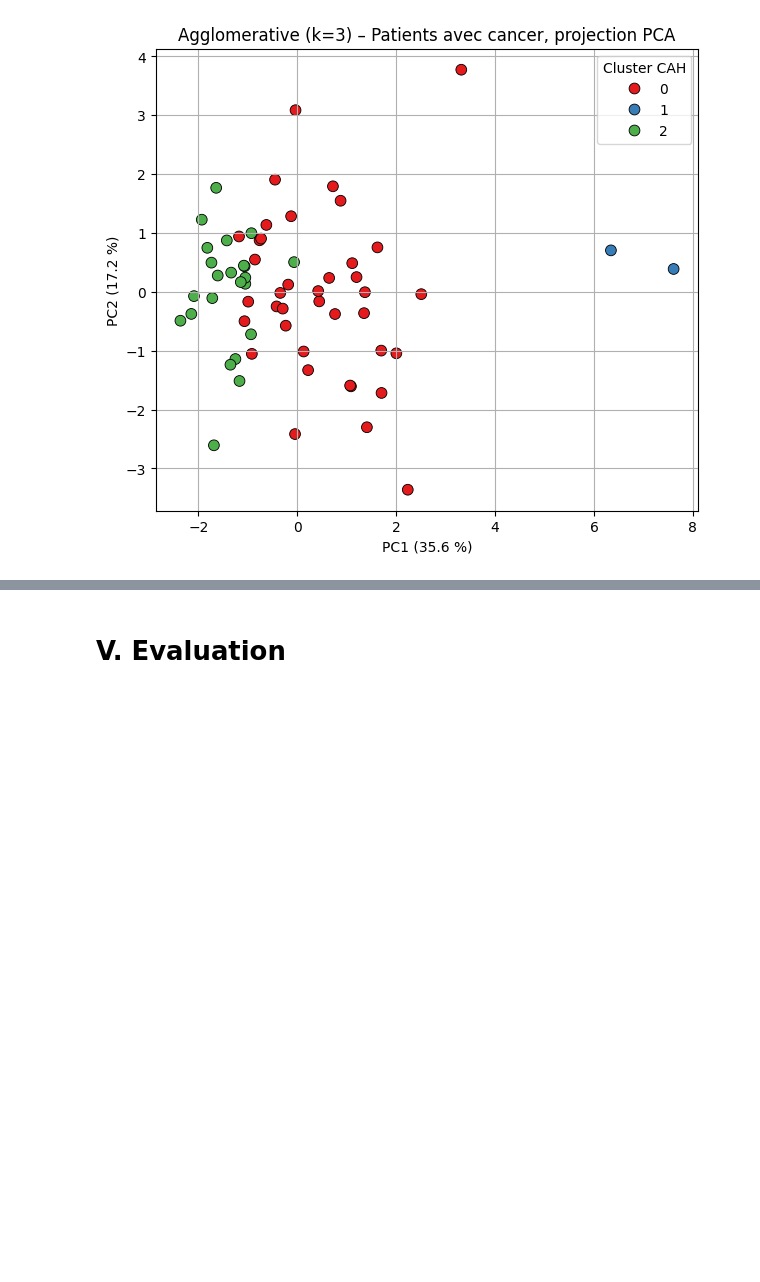
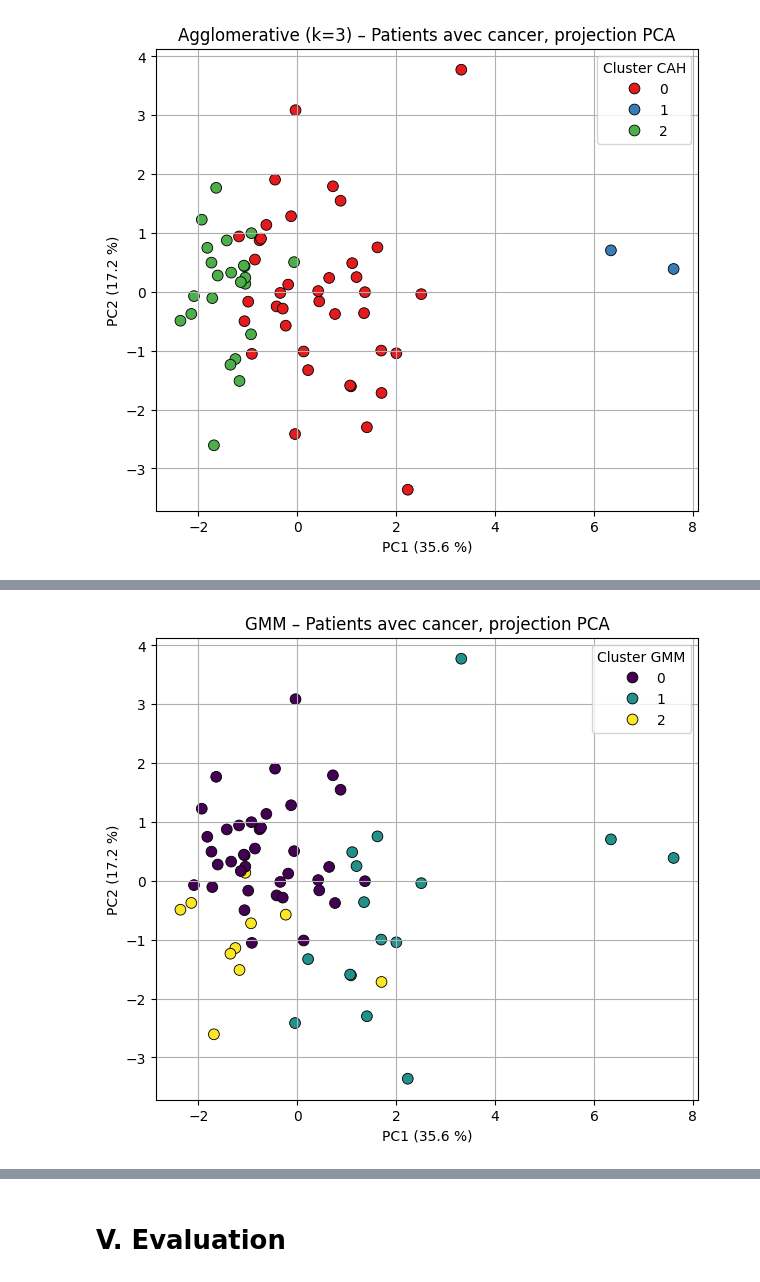
Before and after one commit to eyaguirat10/CoWin-Breast-Cancer-Detection, a Jupyter notebook: MiniProjet_ML2Partie2_.ipynb, the cells around one changed output, grey strips where cells are left out. Drawn from its saved outputs; the diff is of its cells as text; code cells hidden in the pictures; blank space fills up the shorter version.

```diff
--- a/MiniProjet_ML2Partie2_.ipynb
+++ b/MiniProjet_ML2Partie2_.ipynb
@@ -655,0 +799,31 @@ plt.show()
+# %%
+from sklearn.decomposition import PCA
+import seaborn as sns
+import matplotlib.pyplot as plt
+
+# PCA 2D
+pca_gmm = PCA(n_components=2)
+X_cancer_pca_gmm = pca_gmm.fit_transform(X_cancer_scaled)
+
+df_cancer["PC1_gmm"] = X_cancer_pca_gmm[:, 0]
+df_cancer["PC2_gmm"] = X_cancer_pca_gmm[:, 1]
+
+# Scatterplot
+plt.figure(figsize=(7, 6))
+sns.scatterplot(
+    data=df_cancer,
+    x="PC1_gmm",
+    y="PC2_gmm",
+    hue="cluster_gmm",
+    palette="viridis",
+    s=60,
+    edgecolor="k"
+)
+plt.xlabel(f"PC1 ({pca_gmm.explained_variance_ratio_[0]*100:.1f} %)")
+plt.ylabel(f"PC2 ({pca_gmm.explained_variance_ratio_[1]*100:.1f} %)")
+plt.title("GMM – Patients avec cancer, projection PCA")
+plt.legend(title="Cluster GMM")
+plt.grid(True)
+plt.show()
+# %% [output]
+[figure, added]
```
Also changed, not shown: parts of 27 cells of this notebook.
